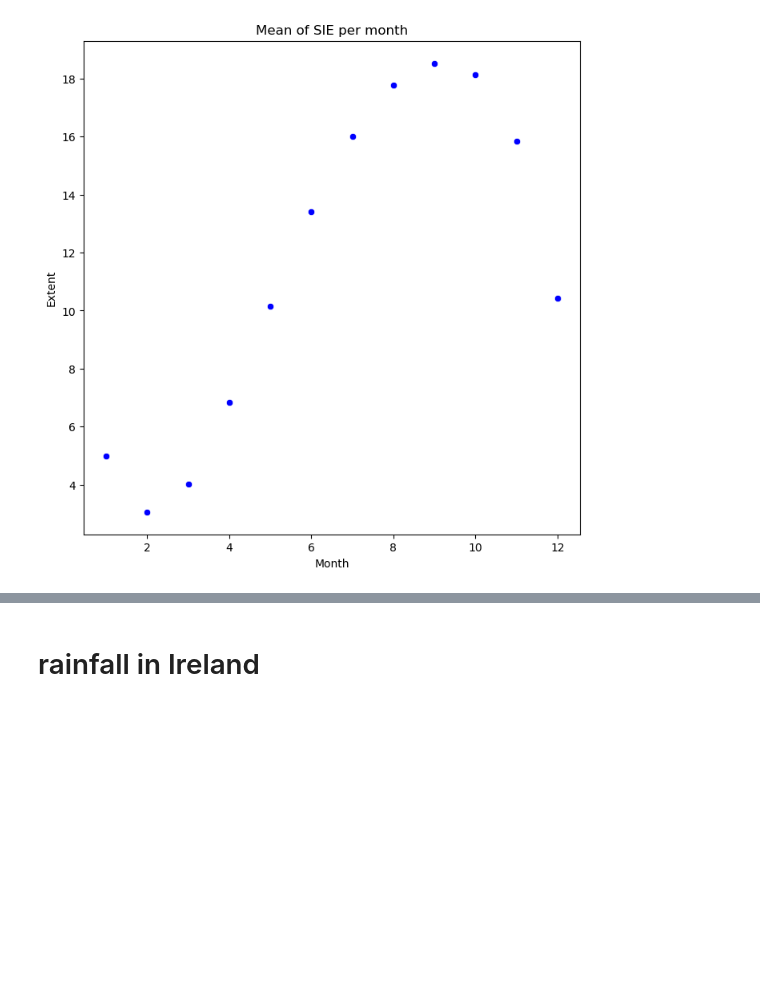
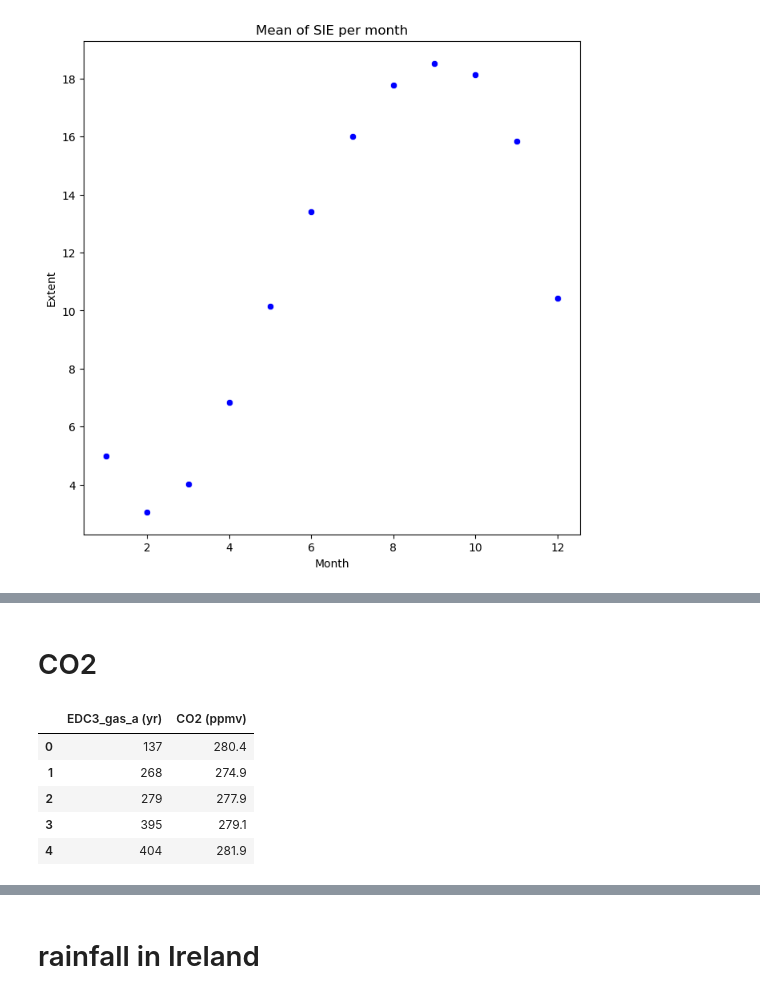
Before and after one commit to keithmmc/pda2, a Jupyter notebook: project2.ipynb, the cells around one changed output, grey strips where cells are left out. Drawn from its saved outputs; the diff is of its cells as text; code cells hidden in the pictures; blank space fills up the shorter version.

```diff
--- a/project2.ipynb
+++ b/project2.ipynb
@@ -141,0 +155,12 @@ plt.show()
+# %% [markdown]
+# CO2
+# %%
+dfCO2 = pd.read_excel("data\CO2_Luthi_et_al._2008_Nature.xls", sheet_name="3.  Composite CO2", skiprows=6)
+dfCO2.head()
+# %% [output]
+|  | EDC3_gas_a (yr) | CO2 (ppmv) |
+| 0 | 137 | 280.4 |
+| 1 | 268 | 274.9 |
+| 2 | 279 | 277.9 |
+| 3 | 395 | 279.1 |
+| 4 | 404 | 281.9 |
```
Also changed, not shown: parts of 6 cells of this notebook.
